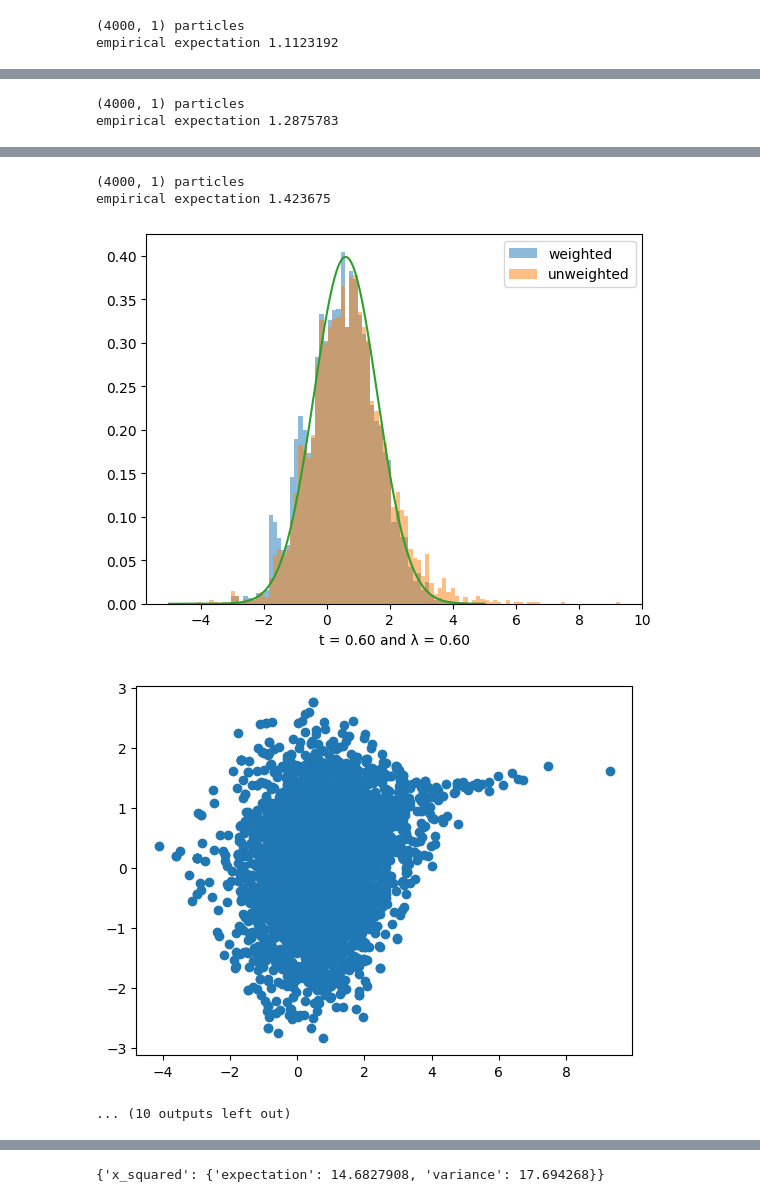
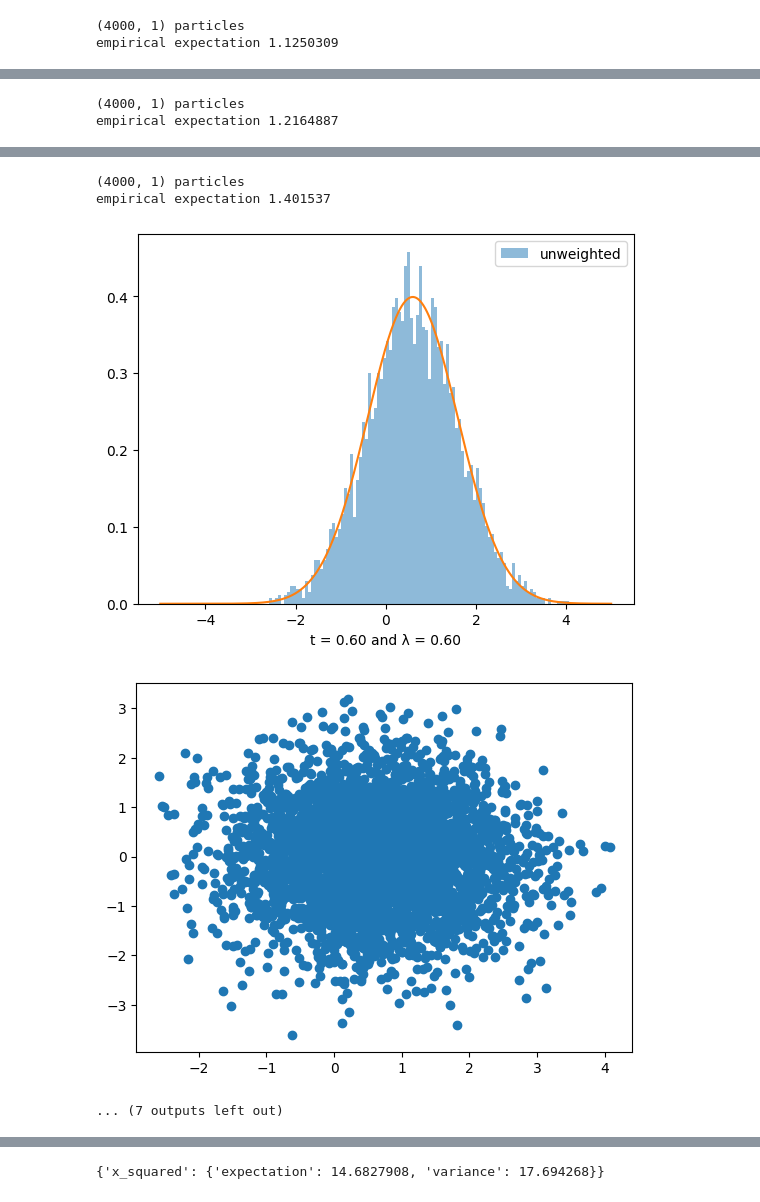
Before and after one commit to reubenharry/counterdiabatic-hmc, a Jupyter notebook: data/explore.ipynb, the cells around one changed output, grey strips where cells are left out. Cells and saved outputs as stored; diff of their text form; code cells hidden in the pictures.

```diff
--- a/data/explore.ipynb
+++ b/data/explore.ipynb
@@ -25,7 +25,7 @@ from src.utils import compute_ess, compute_expectation_over_equilibrium, normali
 
 
 
-def make_hist(file, system_name):
+def make_hist(file, system_name, use_weights=True):
     data = pickle.load(open(file, 'rb'))
 
     x = np.linspace(-5, 5, 1000)
@@ -79,7 +79,7 @@ def make_hist(file, system_name):
         # all_weights = all_weights.mean(axis=-1)
 
         num_bins = 100
-        plt.hist(qs[:,0], bins=num_bins, weights=weights, density=True, alpha=0.5, label='weighted')
+        if use_weights: plt.hist(qs[:,0], bins=num_bins, weights=weights, density=True, alpha=0.5, label='weighted')
         plt.hist(qs[:,0], bins=num_bins, density=True, alpha=0.5, label='unweighted')
         plt.plot(x, rho)
         plt.xlabel(f't = {times[i]:.2f} and λ = {lambdas[i][0]:.2f}')
@@ -116,6 +116,8 @@ def make_hist(file, system_name):
 # system_name = 'gaussian_annealing'
 # system_name = 'mixture'
 system_name = 'gaussian_moving_mean'
+ansatz = 'polynomial'
+weighting = 'unweighted'
 
 # make_hist(file='naive/double_well/leapfrog/naive_weighted.pkl', i=0)
 # make_hist(file='naive/double_well/leapfrog/naive_unweighted.pkl', i=20)
@@ -123,8 +125,9 @@ system_name = 'gaussian_moving_mean'
 # make_hist(file='polynomial/double_well/leapfrog/cd_unweighted.pkl', i=20)
 # make_hist(file='polynomial/double_well/leapfrog/cd_weighted.pkl', i=20)
 
+
 # make_hist(file=f'polynomial/{system_name}/leapfrog/cd_weighted.pkl', system_name=system_name)
-make_hist(file=f'polynomial/{system_name}/leapfrog/cd_weighted.pkl', system_name=system_name)
+make_hist(file=f'{ansatz}/{system_name}/leapfrog/cd_{weighting}.pkl', system_name=system_name, use_weights=weighting=='weighted')
 # make_hist(file=f'mixture_smc_adjusted_hmc.pkl', system_name=system_name)
 
 # make_hist(file=f'naive/{system_name}/leapfrog/naive_weighted.pkl', system_name=system_name)
@@ -136,3 +139,3 @@ empirical expectation nan
 [figure]
 (4000, 1) particles
-empirical expectation 1.1123192
+empirical expectation 1.1250309
@@ -141,2 +144,2 @@ empirical expectation 1.1123192
 (4000, 1) particles
-empirical expectation 1.2875783
+empirical expectation 1.2164887
@@ -145,5 +148,5 @@ empirical expectation 1.2875783
 (4000, 1) particles
-empirical expectation 1.423675
+empirical expectation 1.401537
-[figure, old version]
+[figure, new version]
-[figure, old version]
+[figure, new version]
-... (10 outputs left out)
+... (7 outputs left out)
```
Also changed, not shown: parts of 2 cells of this notebook, 6 other files.
